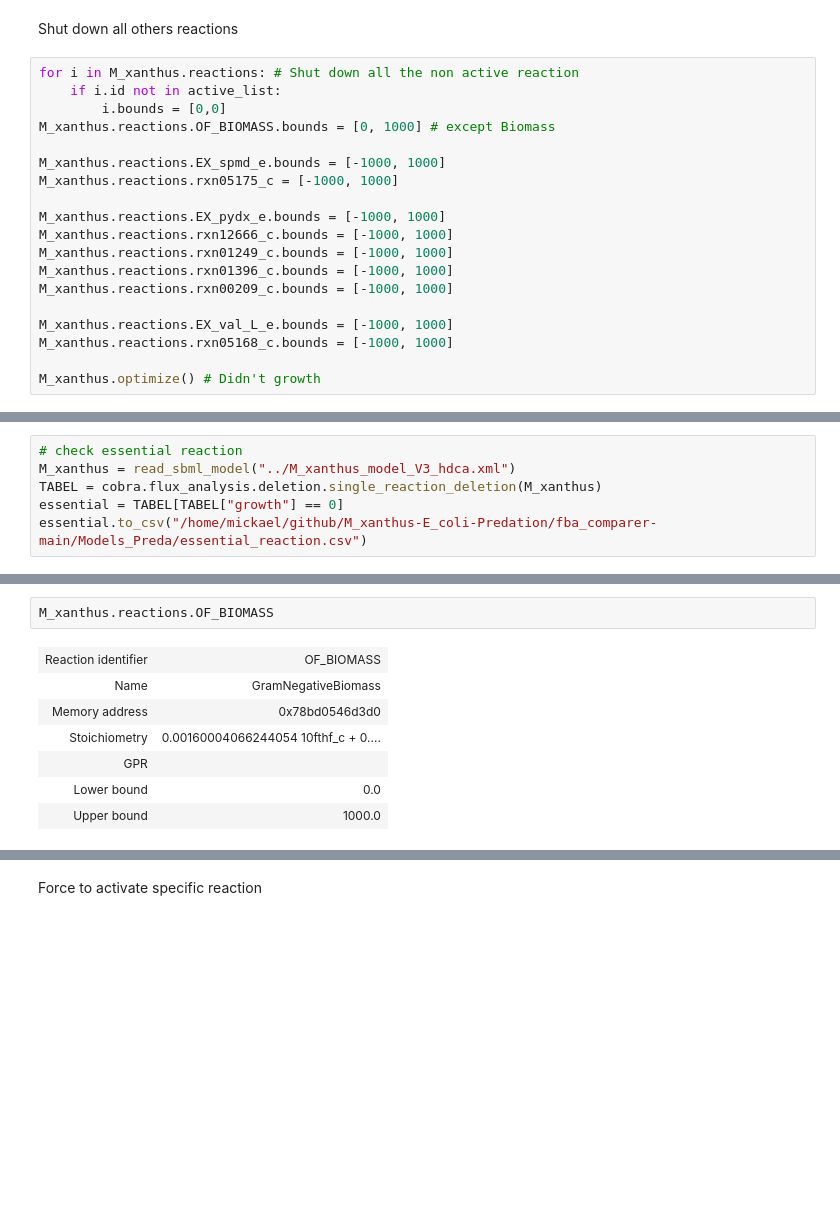
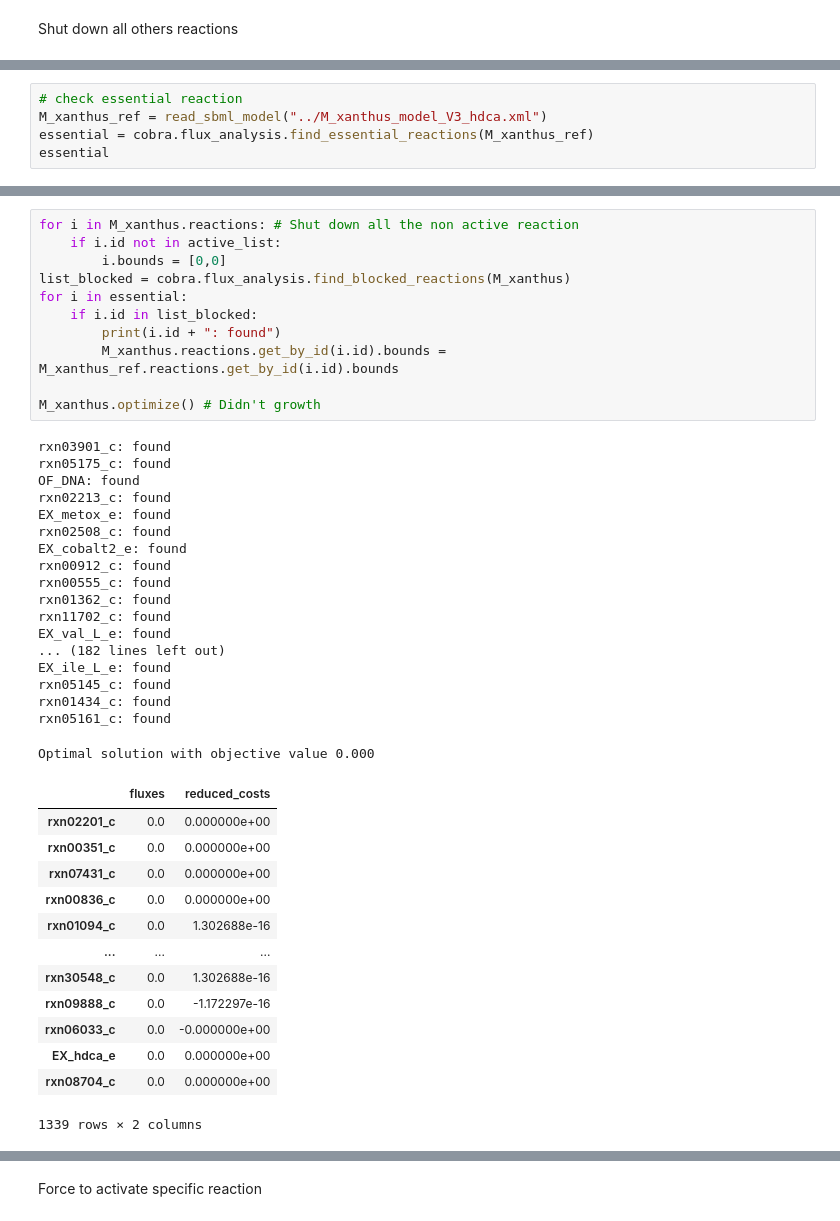
Before and after one commit to BondonMickael/M_xanthus-E_coli-Predation, a Jupyter notebook: notebooks/test_iMAT_network.ipynb, the cells around one changed output, grey strips where cells are left out. Cells and saved outputs as stored; diff of their text form; blank space fills up the shorter version.

Commit message:
- Try to use iMAT network to growth

```diff
--- a/notebooks/test_iMAT_network.ipynb
+++ b/notebooks/test_iMAT_network.ipynb
@@ -133,22 +133,3 @@ EX_hdca_e: (-1000.0, 1000.0)
 rxn08704_c: (-1000.0, 1000.0)
 # %% [markdown]
 Shut down all others reactions
-# %%
-for i in M_xanthus.reactions: # Shut down all the non active reaction
-    if i.id not in active_list:
-        i.bounds = [0,0]
-M_xanthus.reactions.OF_BIOMASS.bounds = [0, 1000] # except Biomass
-
-M_xanthus.reactions.EX_spmd_e.bounds = [-1000, 1000]
-M_xanthus.reactions.rxn05175_c = [-1000, 1000]
-
-M_xanthus.reactions.EX_pydx_e.bounds = [-1000, 1000]
-M_xanthus.reactions.rxn12666_c.bounds = [-1000, 1000]
-M_xanthus.reactions.rxn01249_c.bounds = [-1000, 1000]
-M_xanthus.reactions.rxn01396_c.bounds = [-1000, 1000]
-M_xanthus.reactions.rxn00209_c.bounds = [-1000, 1000]
-
-M_xanthus.reactions.EX_val_L_e.bounds = [-1000, 1000]
-M_xanthus.reactions.rxn05168_c.bounds = [-1000, 1000]
-
-M_xanthus.optimize() # Didn't growth
@@ -170,6 +136,5 @@ Optimal solution with objective value 0.000
 # %%
 # check essential reaction
-M_xanthus = read_sbml_model("../M_xanthus_model_V3_hdca.xml")
-TABEL = cobra.flux_analysis.deletion.single_reaction_deletion(M_xanthus)
-essential = TABEL[TABEL["growth"] == 0]
-essential.to_csv("/home/mickael/github/M_xanthus-E_coli-Predation/fba_comparer-main/Models_Preda/essential_reaction.csv")
+M_xanthus_ref = read_sbml_model("../M_xanthus_model_V3_hdca.xml")
+essential = cobra.flux_analysis.find_essential_reactions(M_xanthus_ref)
+essential
@@ -176,10 +159,43 @@ essential.to_csv("/home/mickael/github/M_xanthus-E_coli-Predation/fba_comparer-m
-# %%
-M_xanthus.reactions.OF_BIOMASS
-# %% [output]
-| Reaction identifier | OF_BIOMASS |
-| Name | GramNegativeBiomass |
-| Memory address | 0x78bd0546d3d0 |
-| Stoichiometry | 0.00160004066244054 10fthf_c + 0.... |
-| GPR |  |
-| Lower bound | 0.0 |
-| Upper bound | 1000.0 |
+# %%
+for i in M_xanthus.reactions: # Shut down all the non active reaction
+    if i.id not in active_list:
+        i.bounds = [0,0]
+list_blocked = cobra.flux_analysis.find_blocked_reactions(M_xanthus)
+for i in essential:
+    if i.id in list_blocked:
+        print(i.id + ": found")
+        M_xanthus.reactions.get_by_id(i.id).bounds = M_xanthus_ref.reactions.get_by_id(i.id).bounds
+
+M_xanthus.optimize() # Didn't growth
+# %% [output]
+rxn03901_c: found
+rxn05175_c: found
+OF_DNA: found
+rxn02213_c: found
+EX_metox_e: found
+rxn02508_c: found
+EX_cobalt2_e: found
+rxn00912_c: found
+rxn00555_c: found
+rxn01362_c: found
+rxn11702_c: found
+EX_val_L_e: found
+... (182 lines left out)
+EX_ile_L_e: found
+rxn05145_c: found
+rxn01434_c: found
+rxn05161_c: found
+Optimal solution with objective value 0.000
+|  | fluxes | reduced_costs |
+| rxn02201_c | 0.0 | 0.000000e+00 |
+| rxn00351_c | 0.0 | 0.000000e+00 |
+| rxn07431_c | 0.0 | 0.000000e+00 |
+| rxn00836_c | 0.0 | 0.000000e+00 |
+| rxn01094_c | 0.0 | 1.302688e-16 |
+| ... | ... | ... |
+| rxn30548_c | 0.0 | 1.302688e-16 |
+| rxn09888_c | 0.0 | -1.172297e-16 |
+| rxn06033_c | 0.0 | -0.000000e+00 |
+| EX_hdca_e | 0.0 | 0.000000e+00 |
+| rxn08704_c | 0.0 | 0.000000e+00 |
+1339 rows × 2 columns
```
Also changed, not shown: parts of 7 cells of this notebook, 2 other files.
